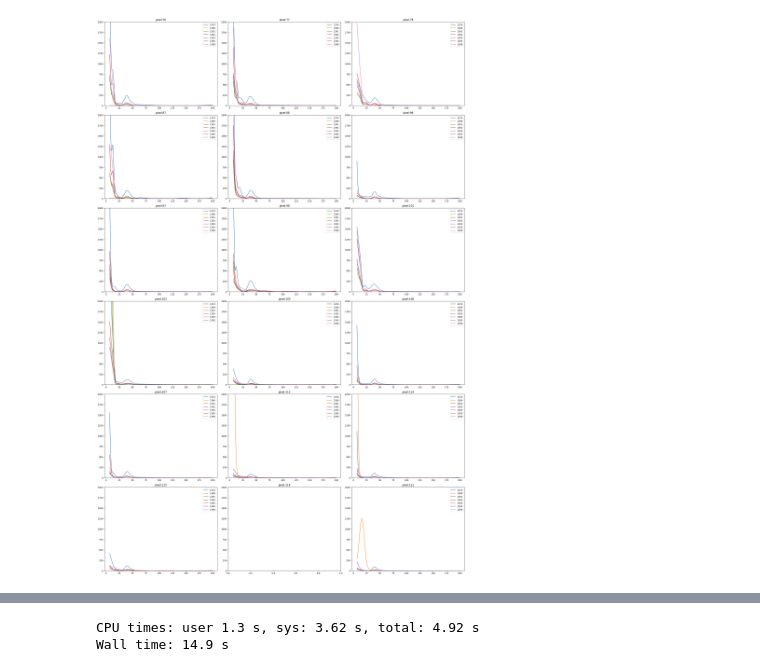
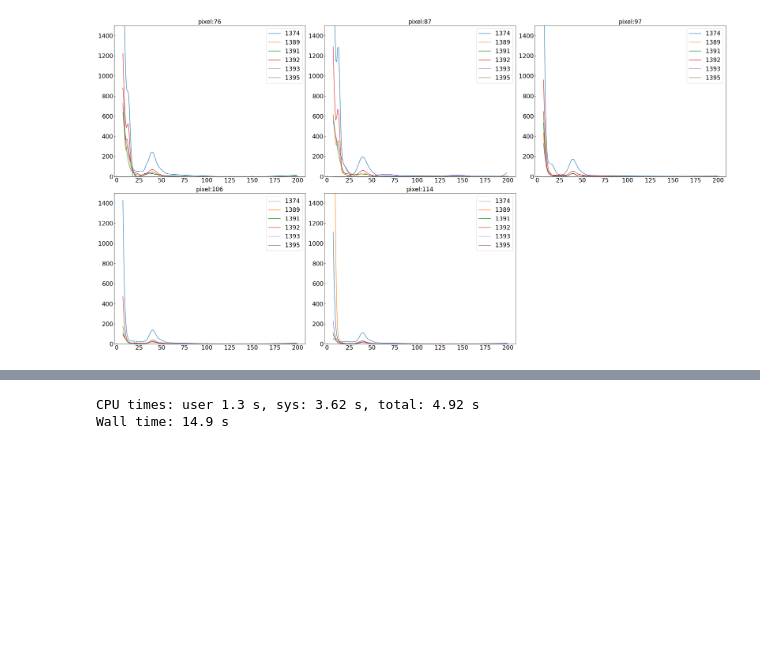
Before and after one commit to arlee-shelby/calibration, a Jupyter notebook: SnCalibration_pixelResults.ipynb, the cells around one changed output, grey strips where cells are left out. Drawn from its saved outputs; the diff is of its cells as text; code cells hidden in the pictures; blank space fills up the shorter version.

```diff
--- a/SnCalibration_pixelResults.ipynb
+++ b/SnCalibration_pixelResults.ipynb
@@ -54,0 +55,4 @@ dataAll[dataAll['run']==1391]
+# %%
+pix_index = [np.int16(dataAll[dataAll['run']==1374]['pixel'][0]),np.int16(dataAll[dataAll['run']==1374]['pixel'][3]),
+             np.int16(dataAll[dataAll['run']==1374]['pixel'][6]),np.int16(dataAll[dataAll['run']==1374]['pixel'][11]),
+             np.int16(dataAll[dataAll['run']==1374]['pixel'][14])]
@@ -55,17 +142,18 @@ dataAll[dataAll['run']==1391]
 # %%
-nrows,ncols=7,3
-py.figure(figsize=(8*ncols,6*nrows))
+nrows,ncols=2,3
+py.figure(figsize=(10*ncols,8*nrows))
 
 
 x = np.arange(500,800)
 conf['xray'] = 'OFF'
 cnt = 0
-for j in np.int16(dataAll[dataAll['run']==1374]['pixel'][:18]):
+for j in pix_index:
     cnt +=1
     ax=py.subplot(nrows,ncols,cnt)
-    ax.set_title('pixel:%d'%j)
+    ax.set_title('pixel:%d'%j,size=20)
     ax.set_ylim(0,62)
-    for i in range(4):
+    ax.tick_params(direction='in',which='both',axis='both',labelsize=20)
+    for i in range(6):
 
         if dataAll[dataAll['pixel']==j].iloc[i]['CE']==3:
             #need to initialize the class to get the correct fit function based on the same recorded initilizing flag in column "CE"
@@ -77,7 +165,8 @@ for j in np.int16(dataAll[dataAll['run']==1374]['pixel'][:18]):
 
             #need to convert the stored parameter string into the corresponding numerical values and plot Sn.get_fit (the fitting function)
             ax.plot(x,Sn.get_fit(x,*np.float64(dataAll[dataAll['pixel']==j].iloc[i]['ecap'].replace('[','').replace(']','').split())),label = '%d'%runs[i])
-            ax.legend()
+            ax.legend(prop={'size':20})
+
 
         if dataAll[dataAll['pixel']==j].iloc[i]['CE']==2:
 
@@ -90,7 +179,7 @@ for j in np.int16(dataAll[dataAll['run']==1374]['pixel'][:18]):
 
             #need to convert the stored parameter string into the corresponding numerical values and plot Sn.get_fit (the fitting function)
             ax.plot(x,Sn.get_fit(x,*np.float64(dataAll[dataAll['pixel']==j].iloc[i]['ecap'].replace('[','').replace(']','').split())),label = '%d'%runs[i])
-            ax.legend()
+            ax.legend(prop={'size':20})
 
         if dataAll[dataAll['pixel']==j].iloc[i]['CE']==1:
 
@@ -103,5 +192,5 @@ for j in np.int16(dataAll[dataAll['run']==1374]['pixel'][:18]):
 
             #need to convert the stored parameter string into the corresponding numerical values and plot Sn.get_fit (the fitting function)
             ax.plot(x,Sn.get_fit(x,*np.float64(dataAll[dataAll['pixel']==j].iloc[i]['ecap'].replace('[','').replace(']','').split())),label = '%d'%runs[i])
-            ax.legend()
+            ax.legend(prop={'size':20})
 # %% [output]
@@ -109,17 +198,18 @@ for j in np.int16(dataAll[dataAll['run']==1374]['pixel'][:18]):
 # %%
-nrows,ncols=7,3
-py.figure(figsize=(8*ncols,6*nrows))
+nrows,ncols=2,3
+py.figure(figsize=(10*ncols,8*nrows))
 
 
 x = np.arange(7,200)
 conf['capture'] = 'OFF'
 cnt = 0
-for j in np.int16(dataAll[dataAll['run']==1374]['pixel'][:18]):
+for j in pix_index:
     cnt +=1
     ax=py.subplot(nrows,ncols,cnt)
-    ax.set_title('pixel:%d'%j)
-    ax.set_ylim(0,2000)
-    for i in range(7):
+    ax.set_title('pixel:%d'%j,size=20)
+    ax.set_ylim(0,1500)
+    ax.tick_params(direction='in',which='both',axis='both',labelsize=20)
+    for i in range(6):
         if dataAll[dataAll['pixel']==j].iloc[i]['Xray']==5:
 
             conf['xray'] = 'five'
@@ -127,7 +217,7 @@ for j in np.int16(dataAll[dataAll['run']==1374]['pixel'][:18]):
 
             ax=py.subplot(nrows,ncols,cnt)
             ax.plot(x,Sn.get_fit(x,*np.float64(dataAll[dataAll['pixel']==j].iloc[i]['xray'].replace('[','').replace(']','').split())),label = '%d'%runs[i])
-            ax.legend()
+            ax.legend(prop={'size':20})
 
         if dataAll[dataAll['pixel']==j].iloc[i]['Xray']==4:
 
@@ -136,40 +226,40 @@ for j in np.int16(dataAll[dataAll['run']==1374]['pixel'][:18]):
 
             ax=py.subplot(nrows,ncols,cnt)
             ax.plot(x,Sn.get_fit(x,*np.float64(dataAll[dataAll['pixel']==j].iloc[i]['xray'].replace('[','').replace(']','').split())),label = '%d'%runs[i])
-            ax.legend()
+            ax.legend(prop={'size':20})
 
         if dataAll[dataAll['pixel']==j].iloc[i]['Xray']==3:
 
             conf['xray'] = 'three'
             Sn = SnCalibration()
 
             ax=py.subplot(nrows,ncols,cnt)
 
             ax.plot(x,Sn.get_fit(x,*np.float64(dataAll[dataAll['pixel']==j].iloc[i]['xray'].replace('[','').replace(']','').split())),label = '%d'%runs[i])
-            ax.legend()
+            ax.legend(prop={'size':20})
 
 #         if dataAll[dataAll['pixel']==j].iloc[i]['Xray']==2:
 
 #             conf['xray'] = 'two'
 #             Sn = SnCalibration()
 
 #             ax=py.subplot(nrows,ncols,cnt)
 
 #             ax.plot(x,Sn.get_fit(x,*np.float64(dataAll[dataAll['pixel']==j].iloc[i]['xray'].replace('[','').replace(']','').split())),label = '%d'%runs[i])
 #             ax.legend()
 
 
         if dataAll[dataAll['pixel']==j].iloc[i]['Xray']==2:
 
             conf['xray'] = 'zero'
             Sn = SnCalibration()
 
             ax=py.subplot(nrows,ncols,cnt)
 
             ax.plot(x,Sn.get_fit(x,*np.float64(dataAll[dataAll['pixel']==j].iloc[i]['xray'].replace('[','').replace(']','').split())),label = '%d'%runs[i])
-            ax.legend()
+            ax.legend(prop={'size':20})
 
 py.tight_layout()
 # %% [output]
-[figure, old version]
+[figure, new version]
 # %%
```
Also changed, not shown: parts of 42 cells of this notebook, 1 other file.
